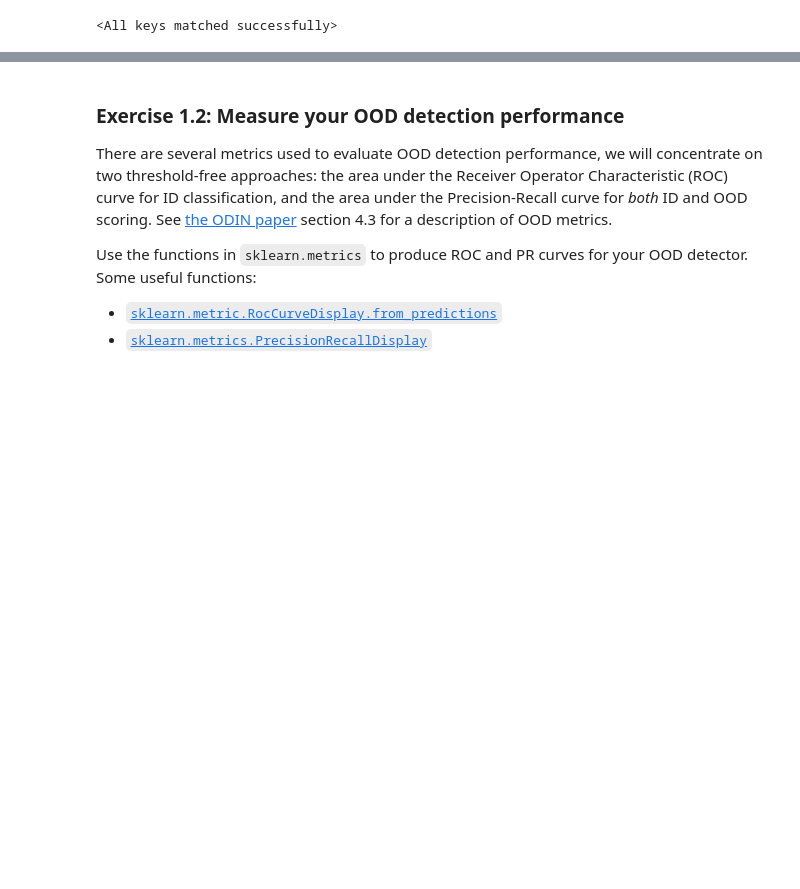
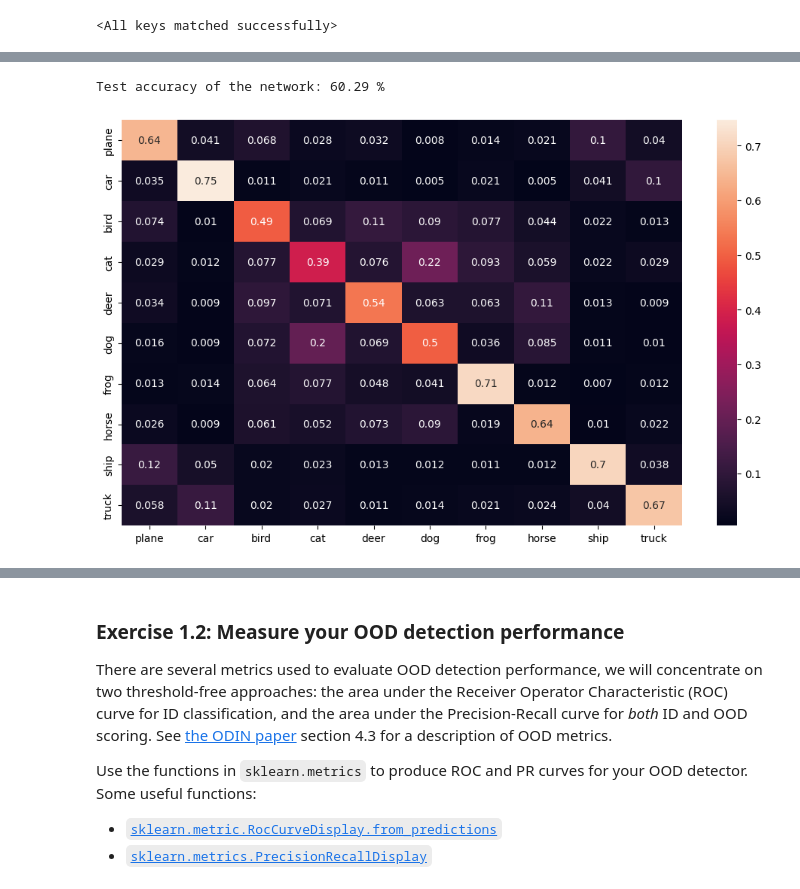
Before and after one commit to marcochisciedu/DLAProjects, a Jupyter notebook: Lab4_OOD.ipynb, the cells around one changed output, grey strips where cells are left out. Saved outputs shown, nothing was run; the diff lists cells and outputs as text; code cells hidden in the pictures; blank space fills up the shorter version.

```diff
--- a/Lab4_OOD.ipynb
+++ b/Lab4_OOD.ipynb
@@ -36,9 +57,4 @@ device = 'cuda' if torch.cuda.is_available() else 'cpu'
 # %%
-# We will use CIFAR-10 as our in-distribution dataset.
-transform = transforms.Compose(
-    [transforms.ToTensor(),
-     transforms.Normalize((0.5, 0.5, 0.5), (0.5, 0.5, 0.5))])
-
 # Load the datasets and setup the DataLoaders.
 batch_size = 256
 ds_train_cifar10 = CIFAR10(root='./data', train=True, download=True, transform=transform)
@@ -48,5 +64,5 @@ ds_test_cifar10 = CIFAR10(root='./data', train=False, download=True, transform=t
 dl_test_cifar10 = torch.utils.data.DataLoader(ds_test_cifar10, batch_size=batch_size, shuffle=False, num_workers=2)
 
 # Cifar10 classes
-classes = ('plane', 'car', 'bird', 'cat','deer', 'dog', 'frog', 'horse', 'ship', 'truck')
+classes_cif10 = ('plane', 'car', 'bird', 'cat','deer', 'dog', 'frog', 'horse', 'ship', 'truck')
 # %% [output]
@@ -163,35 +205,7 @@ model.load_state_dict(torch.load('./cifar10_CNN.pth', map_location=torch.device(
 # %%
 # USE THIS CELL TO TRAIN MODEL FROM SCRATCH.
 model = CNN().to(device)
-
-# Train for only 50 epochs.
-epochs = 50
-criterion = nn.CrossEntropyLoss()
-optimizer = optim.Adam(model.parameters(), lr=0.001)
-
-# Main training loop.
-for epoch in range(epochs):
-    running_loss = 0.0
-    # Iterate over all batches.
-    for (i, (Xs, ys)) in enumerate(dl_train_cifar10, 0):
-        Xs = Xs.to(device)
-        ys = ys.to(device)
-
-        # Make a gradient step.
-        optimizer.zero_grad()
-        outputs = model(Xs)
-        loss = criterion(outputs, ys)
-        loss.backward()
-        optimizer.step()
-
-        # Track epoch loss.
-        running_loss += loss.item()
-
-    # Print average epoch loss.
-    print(f'{epoch + 1} loss: {running_loss / len(dl_train_cifar10):.3f}')
-
-print('Finished Training')
-torch.save(model.state_dict(), './cifar10_CNN.pth')
+training(model, dl_train_cifar10, epochs = 50)
 # %%
 from sklearn.metrics import  confusion_matrix
 import pandas as pd
@@ -234,0 +249,5 @@ Test accuracy of the network: 60.3 %
+# %%
+testing(model, dl_test_cifar10)
+# %% [output]
+Test accuracy of the network: 60.29 %
+[figure, added]
```
Also changed, not shown: parts of 122 cells of this notebook, 2 other files.
